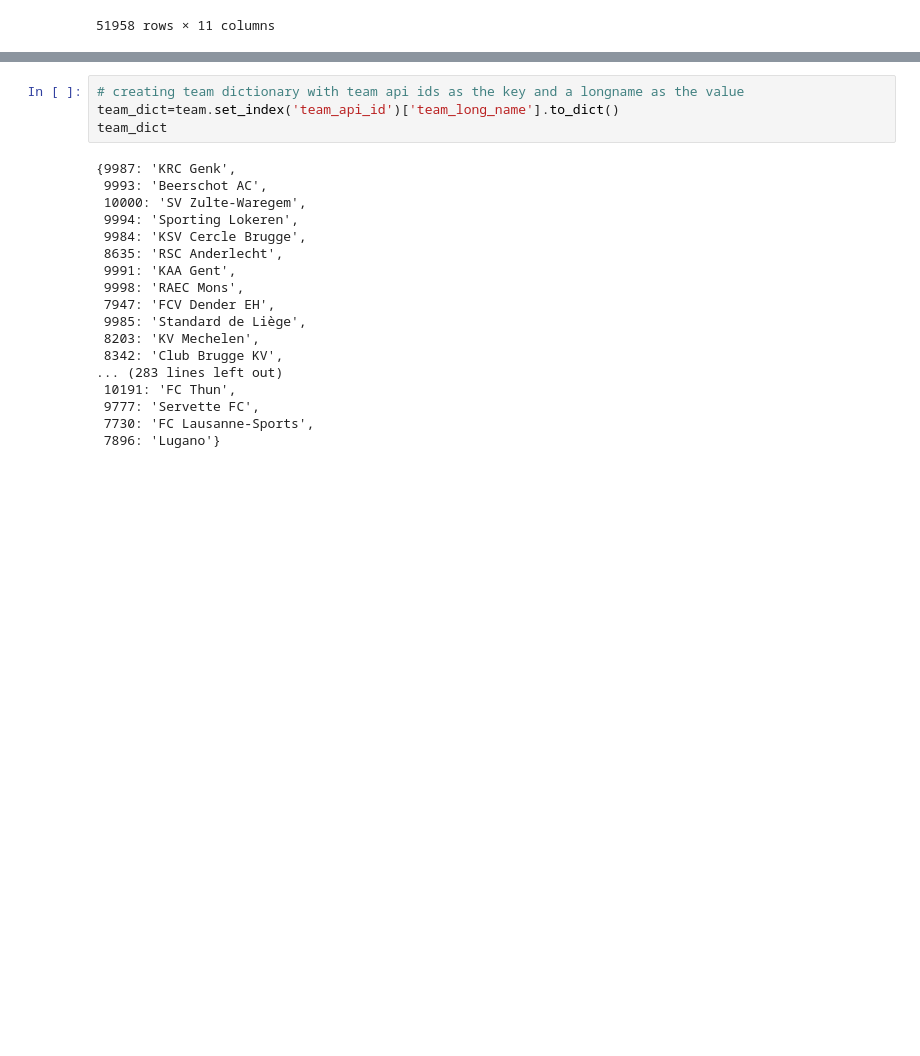
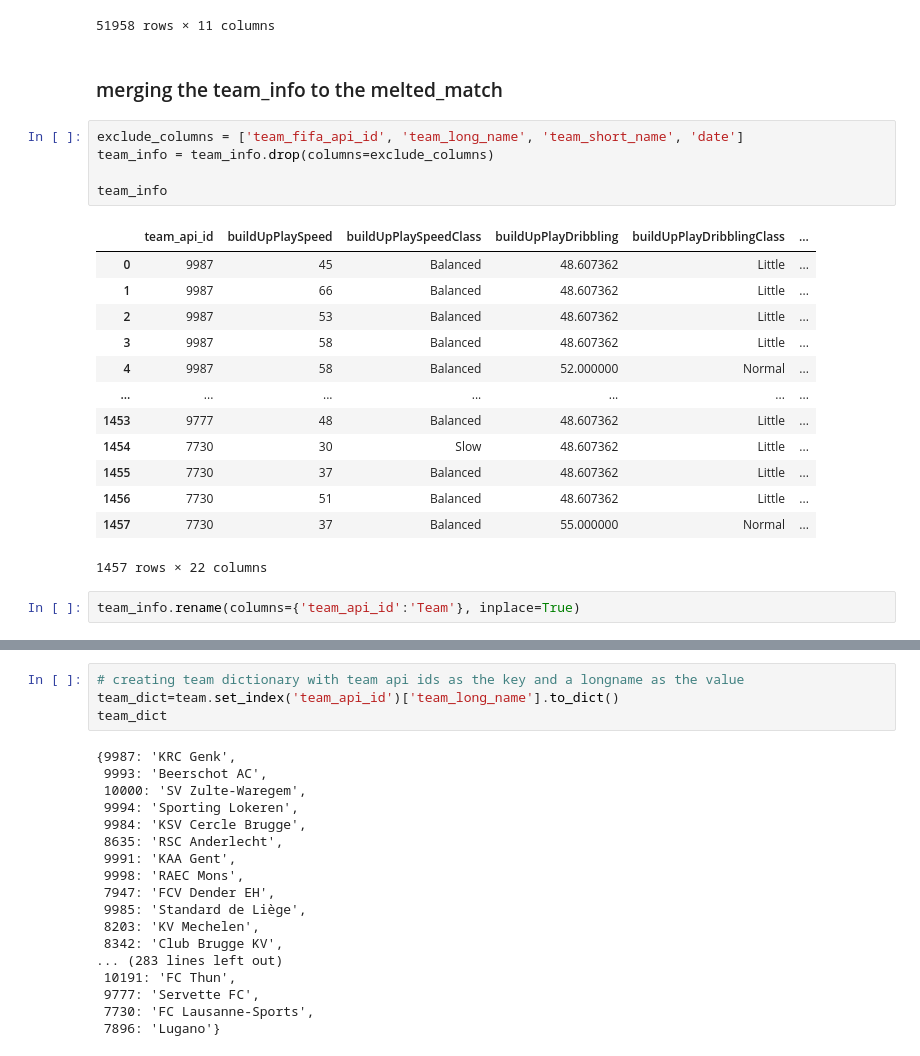
Before and after one commit to Daviedavie100/Investigating_dataset_project, a Jupyter notebook: Investigate_a_Dataset.ipynb, the cells around one changed output, grey strips where cells are left out. Saved outputs shown, nothing was run; the diff lists cells and outputs as text; blank space fills up the shorter version.

```diff
--- a/Investigate_a_Dataset.ipynb
+++ b/Investigate_a_Dataset.ipynb
@@ -1202,3 +1202,26 @@ melted_match
 | 51956 | Switzerland | Switzerland Super League | 2015/2016 | 9 | 2015-09-22 | 1992094 | 0 | 0 | ... |
 | 51957 | Switzerland | Switzerland Super League | 2015/2016 | 9 | 2015-09-23 | 1992095 | 4 | 3 | ... |
 51958 rows × 11 columns
+# %% [markdown]
+### merging the team_info to the melted_match
+# %%
+exclude_columns = ['team_fifa_api_id', 'team_long_name', 'team_short_name', 'date']
+team_info = team_info.drop(columns=exclude_columns)
+
+team_info
+# %% [output]
+|  | team_api_id | buildUpPlaySpeed | buildUpPlaySpeedClass | buildUpPlayDribbling | buildUpPlayDribblingClass | ... |
+| 0 | 9987 | 45 | Balanced | 48.607362 | Little | ... |
+| 1 | 9987 | 66 | Balanced | 48.607362 | Little | ... |
+| 2 | 9987 | 53 | Balanced | 48.607362 | Little | ... |
+| 3 | 9987 | 58 | Balanced | 48.607362 | Little | ... |
+| 4 | 9987 | 58 | Balanced | 52.000000 | Normal | ... |
+| ... | ... | ... | ... | ... | ... | ... |
+| 1453 | 9777 | 48 | Balanced | 48.607362 | Little | ... |
+| 1454 | 7730 | 30 | Slow | 48.607362 | Little | ... |
+| 1455 | 7730 | 37 | Balanced | 48.607362 | Little | ... |
+| 1456 | 7730 | 51 | Balanced | 48.607362 | Little | ... |
+| 1457 | 7730 | 37 | Balanced | 55.000000 | Normal | ... |
+1457 rows × 22 columns
+# %%
+team_info.rename(columns={'team_api_id':'Team'}, inplace=True)
```
Also changed, not shown: parts of 8 cells of this notebook.
